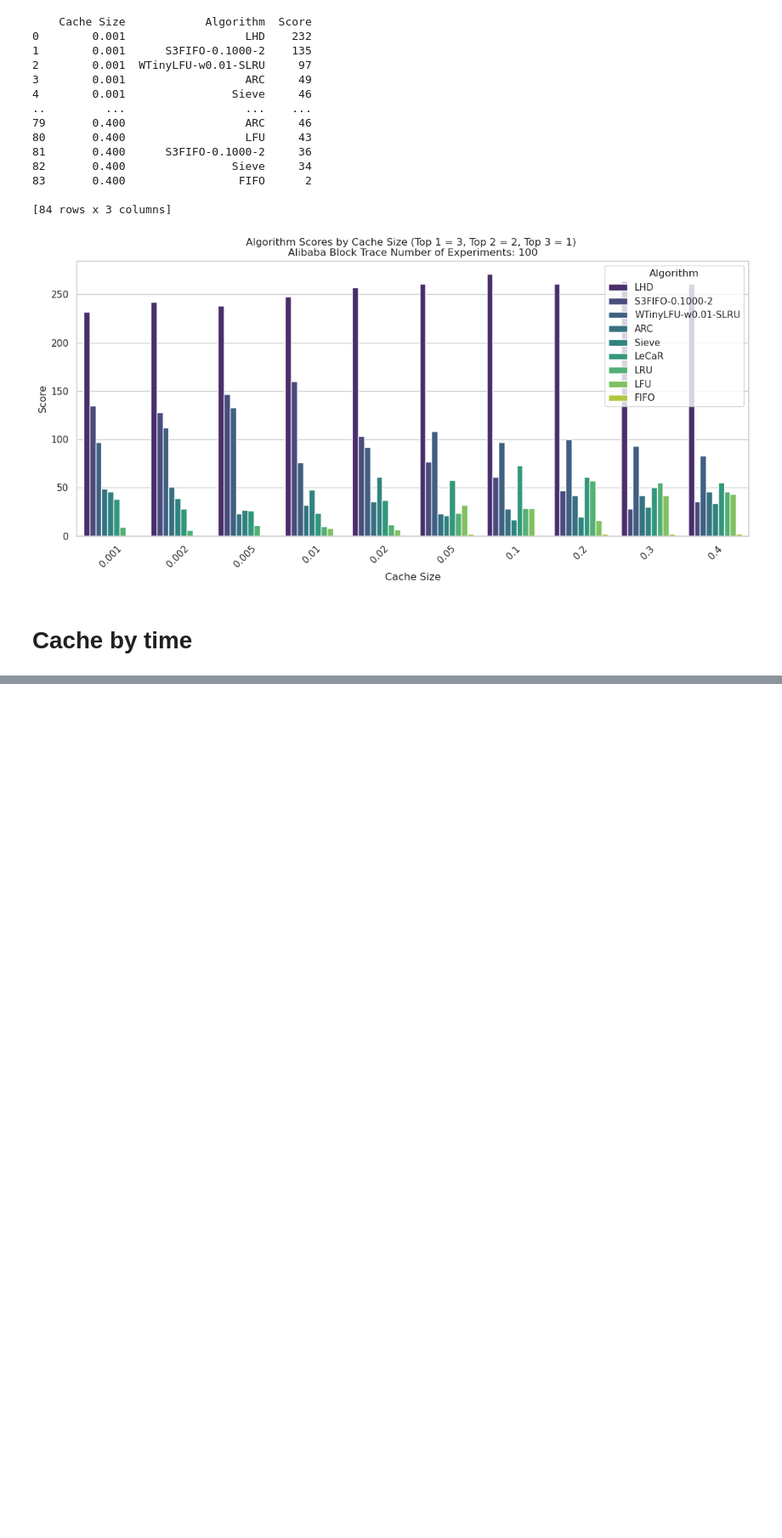
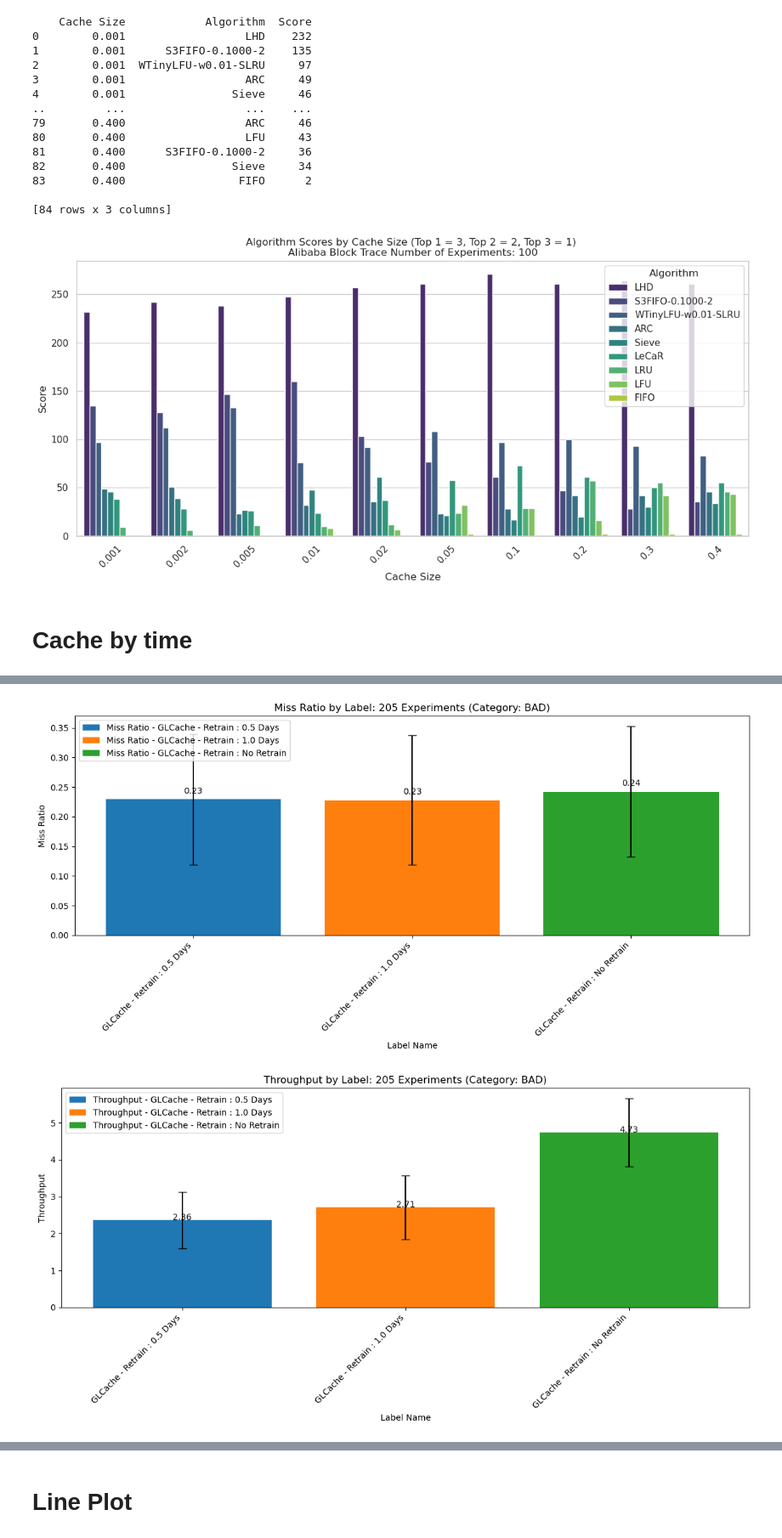
Before and after one commit to williamnixon20/libcachesim-drift, a Jupyter notebook: analyzer.ipynb, the cells around one changed output, grey strips where cells are left out. Shown: that part at 85% size. Drawn from its saved outputs; the diff is of its cells as text; code cells hidden in the pictures; blank space fills up the shorter version.

```diff
--- a/analyzer.ipynb
+++ b/analyzer.ipynb
@@ -237,11 +300,27 @@ import numpy as np
 
 giant_df = pd.DataFrame()
 max_idx = 0
+
 for idx, file in enumerate(glob.glob(abs_path + "/*/*.csv")):
     df = pd.read_csv(file)
     df['File name'] = df['File name'].apply(lambda x: x.split("/")[-1])
     # df names with type - retrain interval, convert retrain interval to days first
-    df['Label name'] = df['Cache type'] + " - Retrain : " + df['Retrain Interval'].apply(lambda x: str(x/86400)) + " Days"
+    df['Label name'] = df['Cache type'] + " - Retrain : " + df['Retrain Interval'].apply(lambda x: (str(x/86400) + " Days") if x/86400 < 30 else "No Retrain")
+
+    # sort by miss ratio
+    highest_miss_ratio = df.sort_values('Miss ratio', ascending=False).head(1)
+    no_retrain_is_highest = "No Retrain" in str(highest_miss_ratio['Label name'])
+
+    threshold_bad = 0.5
+    worst_miss = df['Miss ratio'].max() < threshold_bad
+
+    df['Category'] = "GOOD" if (no_retrain_is_highest and not worst_miss) else "BAD"
+
+
+    if no_retrain_is_highest and not worst_miss:
+        if df['Miss ratio'].max() - df['Miss ratio'].min() >= 0.05:
+            df['Category'] = "BEST"
+
+
     giant_df = pd.concat([giant_df, df])
     max_idx = max(max_idx, idx)
-print(giant_df)
@@ -265,0 +346,57 @@ print(giant_df)
+# %%
+import matplotlib.pyplot as plt
+import seaborn as sns
+import pandas as pd
+
+# Define a function to plot Miss Ratio and Throughput with error bars
+def plot_metrics_by_category(df, category_name, max_idx):
+    # Filter by category
+    df_filtered = df[df['Category'] == category_name]
+    count_ = df_filtered['File name'].nunique()
+
+    # Group by 'Label name' and calculate mean and standard deviation
+    df_grouped = df_filtered.groupby(['Label name']).agg(
+        miss_ratio_mean=('Miss ratio', 'mean'),
+        miss_ratio_std=('Miss ratio', 'std'),
+        throughput_mean=('Throughput', 'mean'),
+        throughput_std=('Throughput', 'std')
+    ).reset_index()
+
+    # Plotting Miss Ratio
+    plt.figure(figsize=(12, 6))
+    for i, row in df_grouped.iterrows():
+        plt.bar(row['Label name'], row['miss_ratio_mean'], yerr=row['miss_ratio_std'], capsize=5, label=f"Miss Ratio - {row['Label name']}")
+        plt.text(i, row['miss_ratio_mean'] + 0.01, f'{row["miss_ratio_mean"]:.2f}', ha='center', fontsize=10)
+
+    # Customize the plot for Miss Ratio
+    plt.xticks(rotation=45, ha='right')
+    plt.title(f"Miss Ratio by Label: {count_} Experiments (Category: {category_name})")
+    plt.ylabel("Miss Ratio")
+    plt.xlabel("Label Name")
+    plt.tight_layout()
+    plt.legend(loc='upper left')
+    plt.show()
+
+    # Plotting Throughput
+    plt.figure(figsize=(12, 6))
+    for i, row in df_grouped.iterrows():
+        plt.bar(row['Label name'], row['throughput_mean'], yerr=row['throughput_std'], capsize=5, label=f"Throughput - {row['Label name']}")
+        plt.text(i, row['throughput_mean'] + 0.01, f'{row["throughput_mean"]:.2f}', ha='center', fontsize=10)
+
+    # Customize the plot for Throughput
+    plt.xticks(rotation=45, ha='right')
+    plt.title(f"Throughput by Label: {count_} Experiments (Category: {category_name})")
+    plt.ylabel("Throughput")
+    plt.xlabel("Label Name")
+    plt.tight_layout()
+    plt.legend(loc='upper left')
+    plt.show()
+
+# Loop through each unique category and generate plots
+max_idx = giant_df['Label name'].nunique()  # Assuming max_idx is based on unique labels
+
+for category in giant_df['Category'].unique():
+    plot_metrics_by_category(giant_df, category, max_idx)
+# %% [output]
+[figure, added]
+[figure, added]
@@ -265,0 +407,2 @@ print(giant_df)
+# %% [markdown]
+# Line Plot
```
Also changed, not shown: parts of 7 cells of this notebook, 15 other files.
